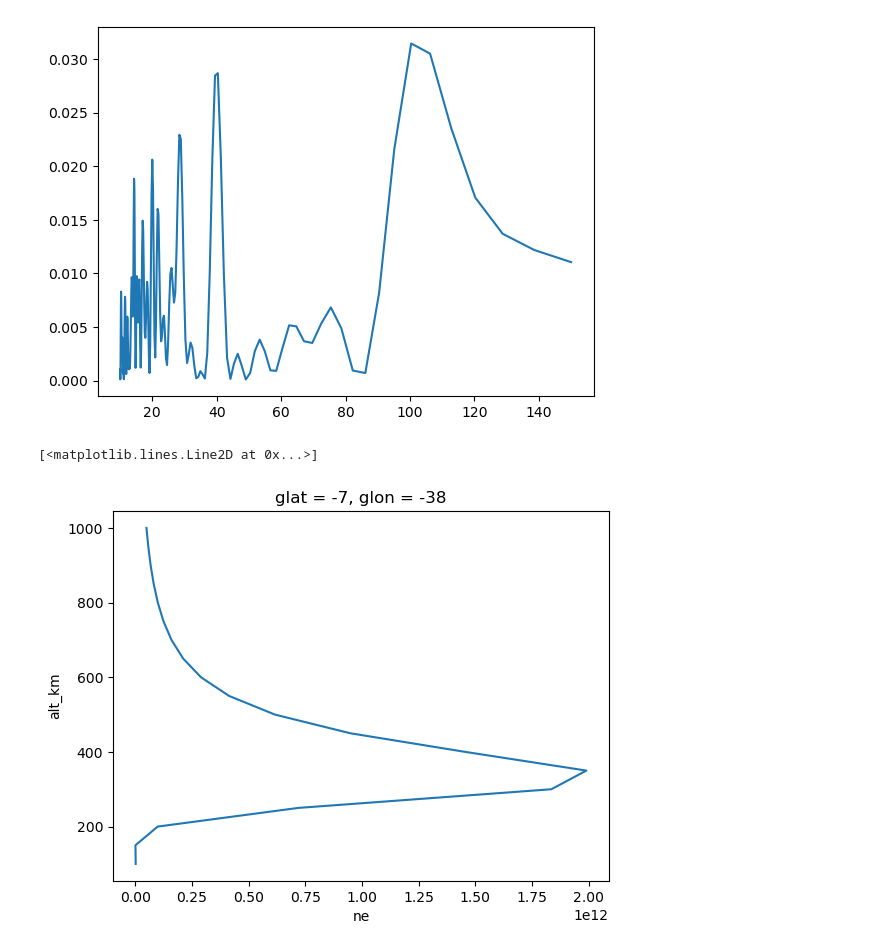
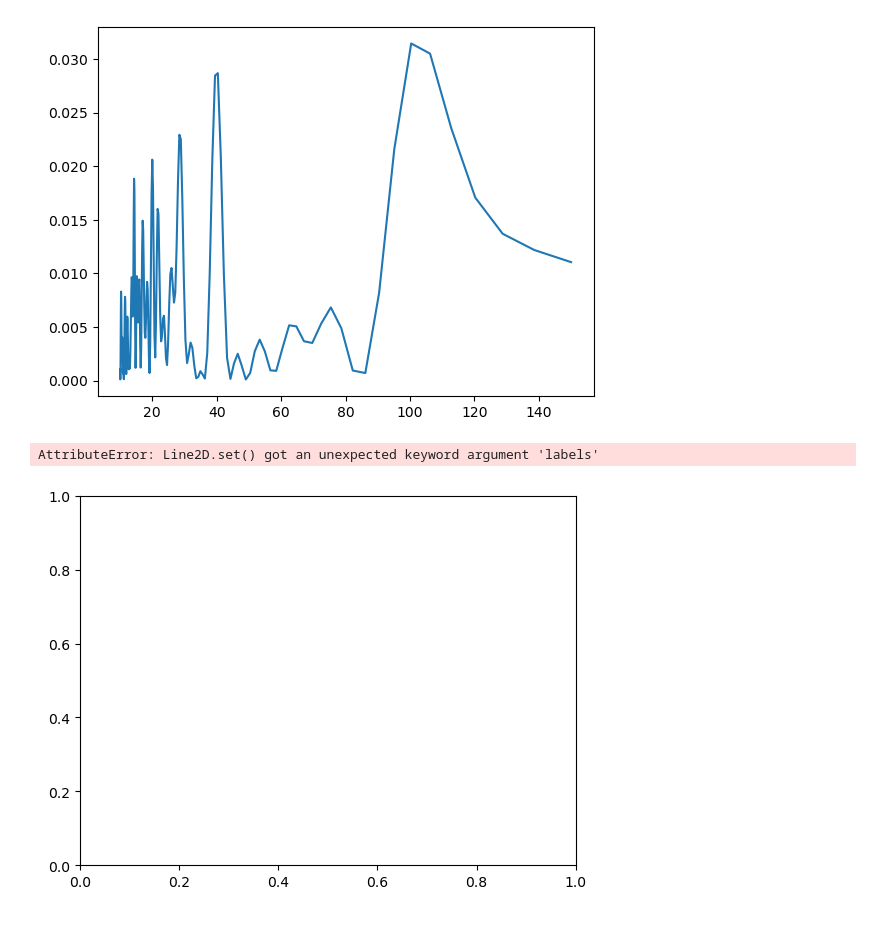
Before and after one commit to LuizFillip/Curso-de-Python--UEPB, a Jupyter notebook: Pandas.ipynb, the cells around one changed output. Cells and saved outputs as stored; diff of their text form; code cells hidden in the pictures.

```diff
--- a/Pandas.ipynb
+++ b/Pandas.ipynb
@@ -371,25 +371,55 @@ plt.plot(1/frequency, power)
 # %% [output]
 [<matplotlib.lines.Line2D at 0x...>]
 [figure]
-# %%
-import iri2016 as iri
-import datetime as dt
-
-dn = dt.datetime(2015, 12, 1, 0)
-hmin = 100
-hmax = 1000
-step = 50
-
-glat = -7
-glon = -38
-
-
-ds = iri.IRI(dn, [hmin, hmax, step], glat, glon)
-
-ds['ne'].plot(y = 'alt_km')
-# %% [output]
-[<matplotlib.lines.Line2D at 0x...>]
-[figure, removed]
+# %%
+import iri2016 as iri
+import datetime as dt
+
+
+hmin = 100
+hmax = 1000
+step = 50
+
+glat = -7
+glon = -38
+
+
+dn = dt.datetime(2015, 12, 1, hour)
+
+ds = iri.IRI(dn, [hmin, hmax, step], glat, glon)
+
+
+
+ids = ds.attrs
+# %%
+from nrlmsise00 import msise_flat
+
+alts = np.arange(hmin, hmax, step/10)
+
+data = msise_flat(
+    dn,
+    alts[None, :],
+    glat, glon,
+    ids['f107'],
+    ids['f107'],
+    ids['ap']
+    )
+
+columns = ["He", "O", "N2", "O2", "Ar",
+              "mass", "H", "N", "AnO", "Tex", "Tn"]
+
+df = pd.DataFrame(data[0], columns = columns, index = alts)
+
+# Analoga a função LOC
+
+ds = df.iloc[:, 0: 4]
+
+plt.plot(ds, ds.index, labels = columns[:4])
+
+plt.xscale('log')
+# %% [output]
+AttributeError: Line2D.set() got an unexpected keyword argument 'labels'
+[figure, added]
 # %%
 !git pull
 !git add .
```
Also changed, not shown: parts of 3 cells of this notebook.
